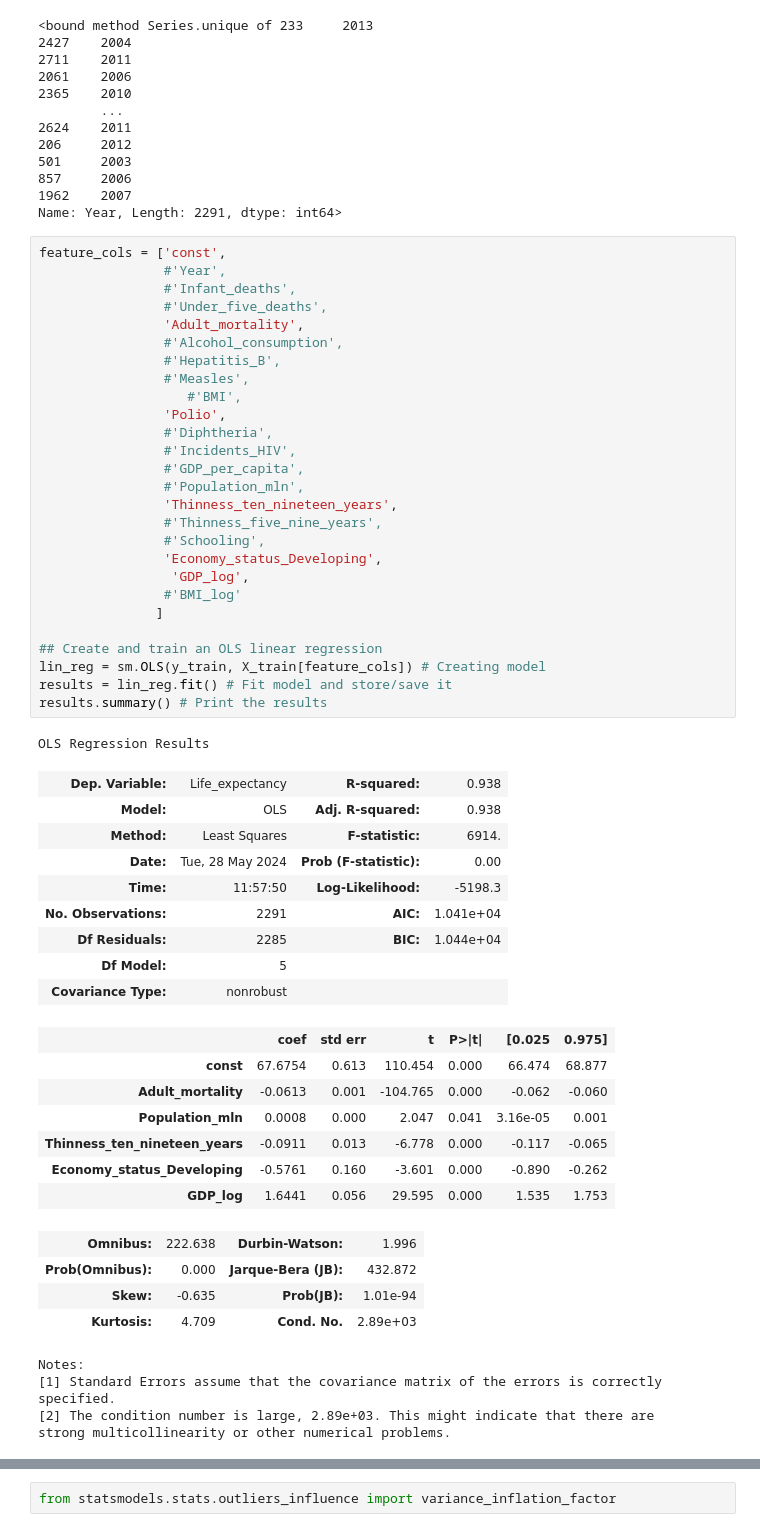
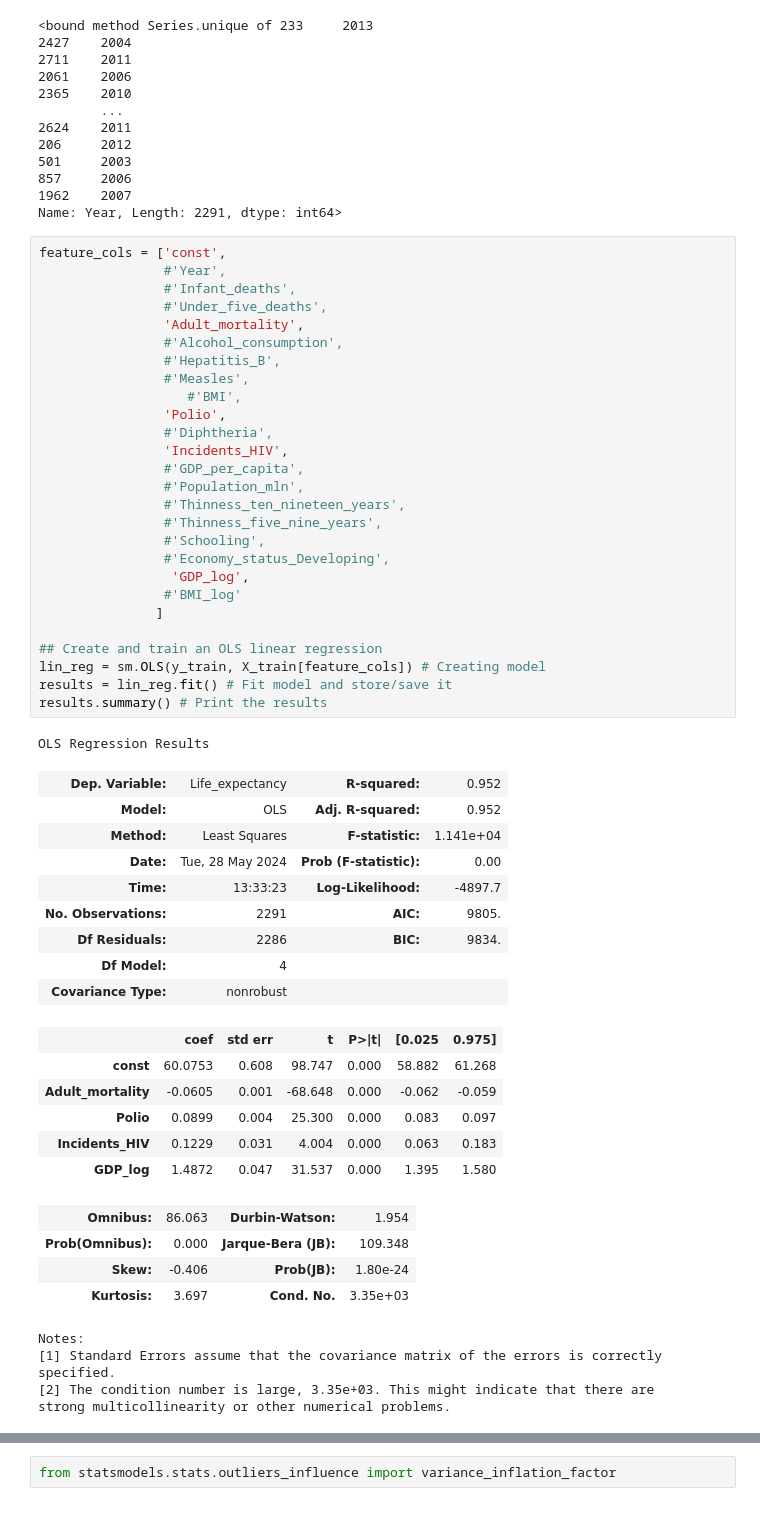
Before and after one commit to Diiamon/Def_WHO-life-, a Jupyter notebook: Daniel-No_Country_Region_Test.ipynb, the cells around one changed output, grey strips where cells are left out. Saved outputs shown, nothing was run; the diff lists cells and outputs as text.

```diff
--- a/Daniel-No_Country_Region_Test.ipynb
+++ b/Daniel-No_Country_Region_Test.ipynb
@@ -300,55 +308,54 @@ Name: Year, Length: 2291, dtype: int64>
 # %%
 feature_cols = ['const',
                 #'Year',
                 #'Infant_deaths',
                 #'Under_five_deaths',
                 'Adult_mortality',
                 #'Alcohol_consumption',
                 #'Hepatitis_B',
                 #'Measles',
                    #'BMI',
                 'Polio',
                 #'Diphtheria',
-                #'Incidents_HIV',
+                'Incidents_HIV',
                 #'GDP_per_capita',
                 #'Population_mln',
-                'Thinness_ten_nineteen_years',
+                #'Thinness_ten_nineteen_years',
                 #'Thinness_five_nine_years',
                 #'Schooling',
-                'Economy_status_Developing',
+                #'Economy_status_Developing',
                  'GDP_log',
                 #'BMI_log'
                ]
 
 ## Create and train an OLS linear regression
 lin_reg = sm.OLS(y_train, X_train[feature_cols]) # Creating model
 results = lin_reg.fit() # Fit model and store/save it
 results.summary() # Print the results
 # %% [output]
 OLS Regression Results
-| Dep. Variable: | Life_expectancy | R-squared: | 0.938 |
-| Model: | OLS | Adj. R-squared: | 0.938 |
-| Method: | Least Squares | F-statistic: | 6914. |
+| Dep. Variable: | Life_expectancy | R-squared: | 0.952 |
+| Model: | OLS | Adj. R-squared: | 0.952 |
+| Method: | Least Squares | F-statistic: | 1.141e+04 |
 | Date: | Tue, 28 May 2024 | Prob (F-statistic): | 0.00 |
-| Time: | 11:57:50 | Log-Likelihood: | -5198.3 |
-| No. Observations: | 2291 | AIC: | 1.041e+04 |
-| Df Residuals: | 2285 | BIC: | 1.044e+04 |
-| Df Model: | 5 |  |  |
+| Time: | 13:33:23 | Log-Likelihood: | -4897.7 |
+| No. Observations: | 2291 | AIC: | 9805. |
+| Df Residuals: | 2286 | BIC: | 9834. |
+| Df Model: | 4 |  |  |
 | Covariance Type: | nonrobust |  |  |
 |  | coef | std err | t | P>|t| | [0.025 | 0.975] |
-| const | 67.6754 | 0.613 | 110.454 | 0.000 | 66.474 | 68.877 |
-| Adult_mortality | -0.0613 | 0.001 | -104.765 | 0.000 | -0.062 | -0.060 |
-| Population_mln | 0.0008 | 0.000 | 2.047 | 0.041 | 3.16e-05 | 0.001 |
-| Thinness_ten_nineteen_years | -0.0911 | 0.013 | -6.778 | 0.000 | -0.117 | -0.065 |
-| Economy_status_Developing | -0.5761 | 0.160 | -3.601 | 0.000 | -0.890 | -0.262 |
-| GDP_log | 1.6441 | 0.056 | 29.595 | 0.000 | 1.535 | 1.753 |
+| const | 60.0753 | 0.608 | 98.747 | 0.000 | 58.882 | 61.268 |
+| Adult_mortality | -0.0605 | 0.001 | -68.648 | 0.000 | -0.062 | -0.059 |
+| Polio | 0.0899 | 0.004 | 25.300 | 0.000 | 0.083 | 0.097 |
+| Incidents_HIV | 0.1229 | 0.031 | 4.004 | 0.000 | 0.063 | 0.183 |
+| GDP_log | 1.4872 | 0.047 | 31.537 | 0.000 | 1.395 | 1.580 |
-| Omnibus: | 222.638 | Durbin-Watson: | 1.996 |
-| Prob(Omnibus): | 0.000 | Jarque-Bera (JB): | 432.872 |
-| Skew: | -0.635 | Prob(JB): | 1.01e-94 |
-| Kurtosis: | 4.709 | Cond. No. | 2.89e+03 |
+| Omnibus: | 86.063 | Durbin-Watson: | 1.954 |
+| Prob(Omnibus): | 0.000 | Jarque-Bera (JB): | 109.348 |
+| Skew: | -0.406 | Prob(JB): | 1.80e-24 |
+| Kurtosis: | 3.697 | Cond. No. | 3.35e+03 |
 Notes:
 [1] Standard Errors assume that the covariance matrix of the errors is correctly specified.
-[2] The condition number is large, 2.89e+03. This might indicate that there are
+[2] The condition number is large, 3.35e+03. This might indicate that there are
 strong multicollinearity or other numerical problems.
 # %%
 y_pred = results.predict(X_train[feature_cols])
```
Also changed, not shown: parts of 5 cells of this notebook, 1 other file.
